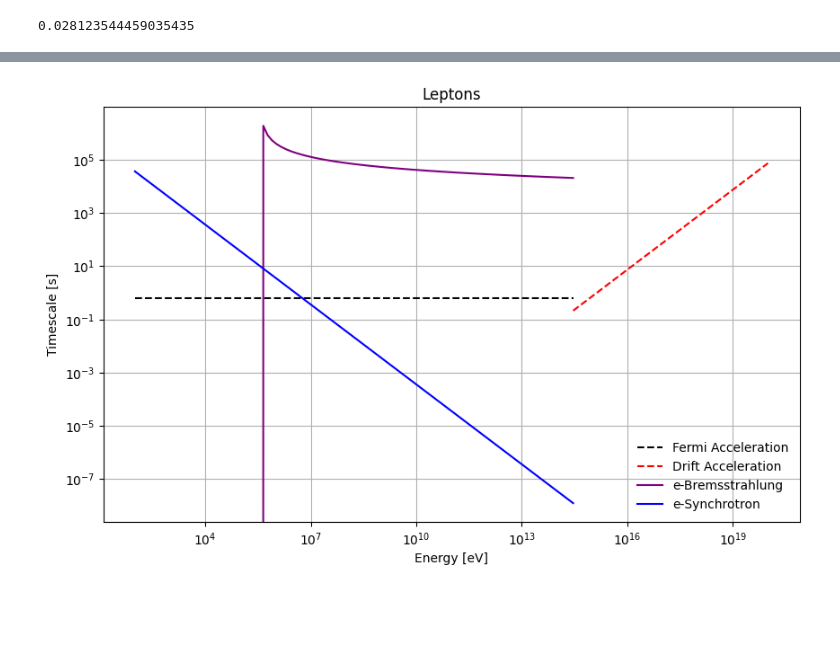
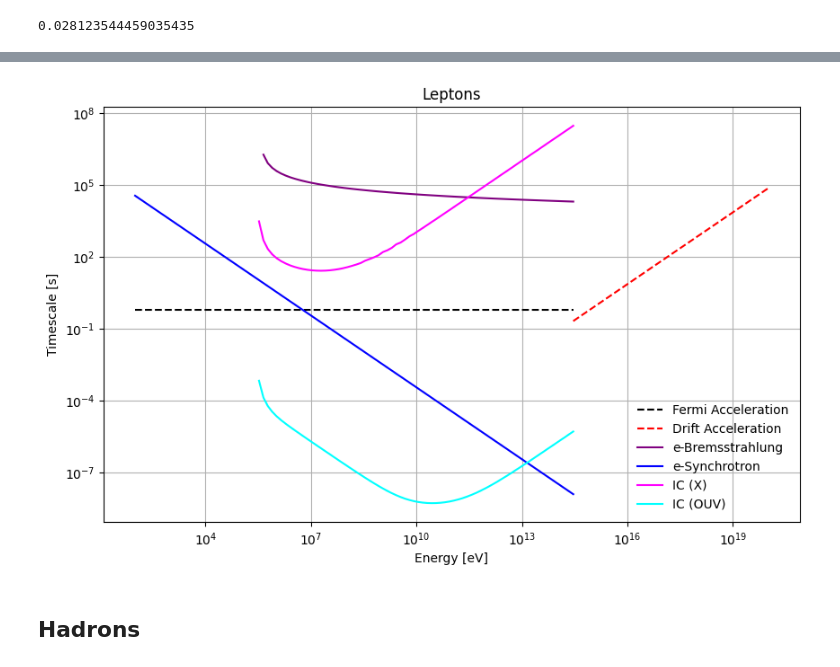
Before and after one commit to luanapassosreis/AGN_Studies, a Jupyter notebook: radiative_models/timescales.ipynb, the cells around one changed output, grey strips where cells are left out. Saved outputs shown, nothing was run; the diff lists cells and outputs as text; code cells hidden in the pictures; blank space fills up the shorter version.

```diff
--- a/radiative_models/timescales.ipynb
+++ b/radiative_models/timescales.ipynb
@@ -51,0 +54,4 @@ delta_RX / R_s
+# %%
+rate_ebremss = rate_bremss_e(n_c, 1, Ee)
+rate_IC_X = rate_IC(Ee, eps_x, nph_x)
+rate_IC_OUV = rate_IC(Ee, eps_OUV, nph_OUV)
@@ -52,32 +60,47 @@ delta_RX / R_s
+# %%
+## replace zeros with NaN
+
+rate_ebremss = np.where(rate_ebremss > 0, rate_ebremss, np.nan)
+rate_IC_X = np.where(rate_IC_X > 0, rate_IC_X, np.nan)
+rate_IC_OUV = np.where(rate_IC_OUV > 0, rate_IC_OUV, np.nan)
+# %%
+t_loss_esynch = 1 / rate_synch(Ee, B_c, me)
+t_loss_ebrems = 1 / rate_ebremss
+t_loss_IC_X = 1 / rate_IC_X
+t_loss_IC_OUV = 1 / rate_IC_OUV
+# %%
+t_loss_ebrems = np.nan_to_num(t_loss_ebrems, nan=np.inf)
+t_loss_IC_X = np.nan_to_num(t_loss_IC_X, nan=np.inf)
+t_loss_IC_OUV = np.nan_to_num(t_loss_IC_OUV, nan=np.inf)
 # %%
 ## leptons
 
 plt.figure(figsize=(10, 6))
 
 ## acceleration
-plt.loglog(Ee/eV,[(me/mp)*t_acc_fermi(va, delta_RX)]*len(Ee),'--',
-           label='Fermi Acceleration', color='black')
-plt.loglog(Ee_drift/eV,t_acc_drift(Ee_drift, B_c, va),'--',
-           label='Drift Acceleration', color='red')
+plt.loglog(Ee/eV,[(me/mp)*t_acc_fermi(va, delta_RX)]*len(Ee),'--', label='Fermi Acceleration', color='black')
+plt.loglog(Ee_drift/eV,t_acc_drift(Ee_drift, B_c, va),'--', label='Drift Acceleration', color='red')
 
 ## losses
-plt.loglog(Ee/eV,1/rate_bremss_e(n_c, 1, Ee),label='e-Bremsstrahlung',color='purple')
-plt.loglog(Ee/eV,1/rate_synch(Ee, B_c, me),label='e-Synchrotron',color='blue')
-# plt.loglog(Ee/eV,rate_IC_X,label='IC (X)',color='magenta')
-# plt.loglog(Ee/eV,rate_IC_OUV,label='IC (OUV)',color='cyan')
+plt.loglog(Ee/eV,t_loss_ebrems,label='e-Bremsstrahlung',color='purple')
+plt.loglog(Ee/eV,t_loss_esynch,label='e-Synchrotron',color='blue')
+plt.loglog(Ee/eV,t_loss_IC_X,label='IC (X)',color='magenta')
+plt.loglog(Ee/eV,t_loss_IC_OUV,label='IC (OUV)',color='cyan')
 
 
 # plt.xlim((1e9,Ep.max()/eV))
 # plt.ylim((1e-11,1e6))
 
 plt.xlabel('Energy [eV]')
 plt.ylabel('Timescale [s]')
 plt.title('Leptons')
 
 plt.legend(frameon=False,loc='lower right')
 plt.savefig('plots/leptons_eV.png',dpi=300)
 
 plt.grid()
 plt.show()
 # %% [output]
-[figure, old version]
+[figure, new version]
+# %% [markdown]
+## Hadrons
```
Also changed, not shown: parts of 7 cells of this notebook, 9 other files.
